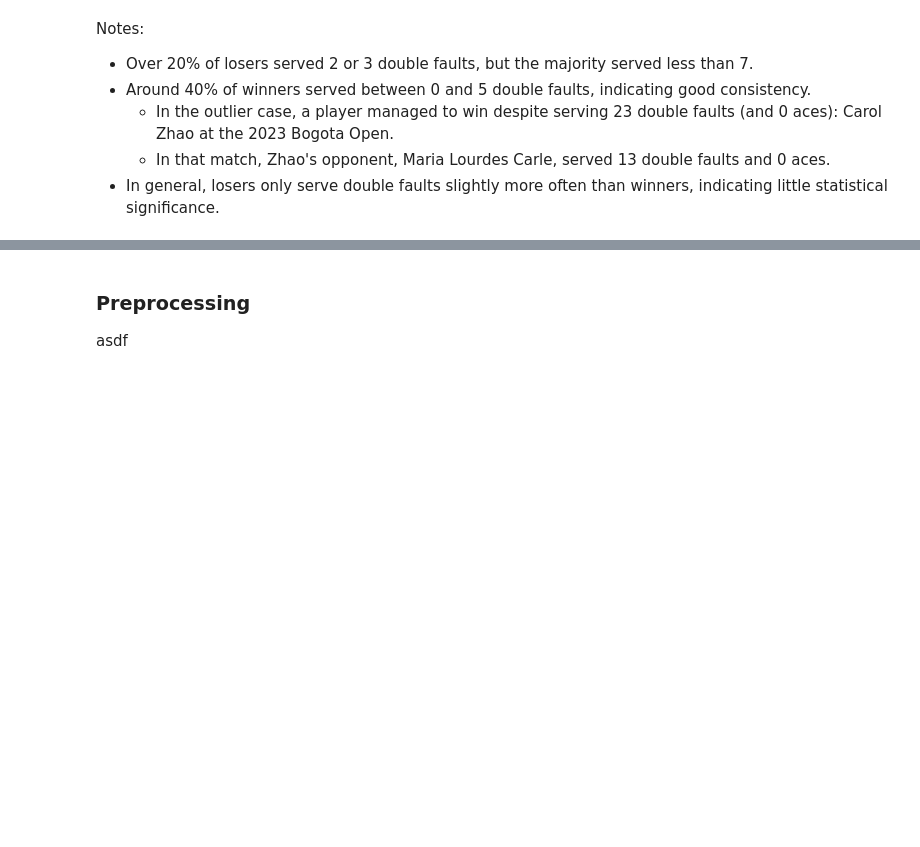
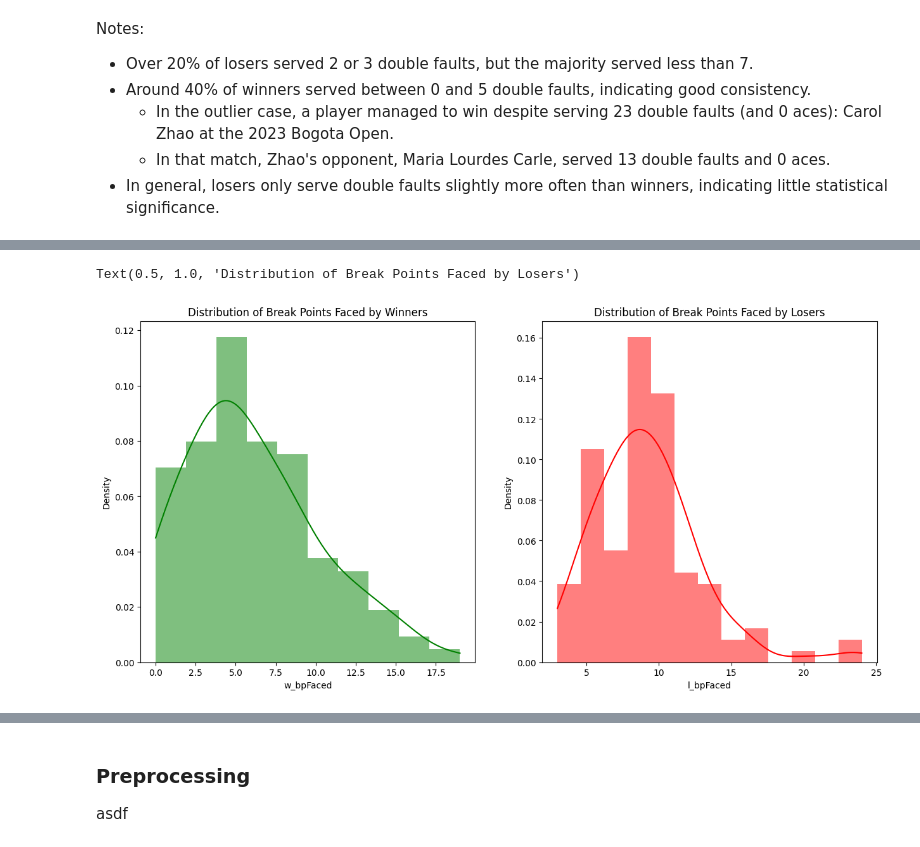
Before and after one commit to AnnambhotlaK/mlproject, a Jupyter notebook: notebook/wta_match_eda.ipynb, the cells around one changed output, grey strips where cells are left out. Saved outputs shown, nothing was run; the diff lists cells and outputs as text; code cells hidden in the pictures; blank space fills up the shorter version.

Commit message:
start comparison of break point stats in eda

```diff
--- a/notebook/wta_match_eda.ipynb
+++ b/notebook/wta_match_eda.ipynb
@@ -299,0 +305,14 @@ Notes:
+# %%
+# Visualize the distribution of break points faced for winners and losers
+# We expect winners to face fewer break points than losers, since they should hold serve with more dominance.
+fig, axs = plt.subplots(1, 2, figsize=(15, 7))
+plt.subplot(121)
+sns.histplot(w_stats['w_bpFaced'], color='green', label='Winner BP Faced', kde=True, stat="density", linewidth=0)
+plt.title('Distribution of Break Points Faced by Winners')
+
+plt.subplot(122)
+sns.histplot(l_stats['l_bpFaced'], color='red', label='Loser BP Faced', kde=True, stat="density", linewidth=0)
+plt.title('Distribution of Break Points Faced by Losers')
+# %% [output]
+Text(0.5, 1.0, 'Distribution of Break Points Faced by Losers')
+[figure, added]
```
Also changed, not shown: parts of 4 cells of this notebook.
